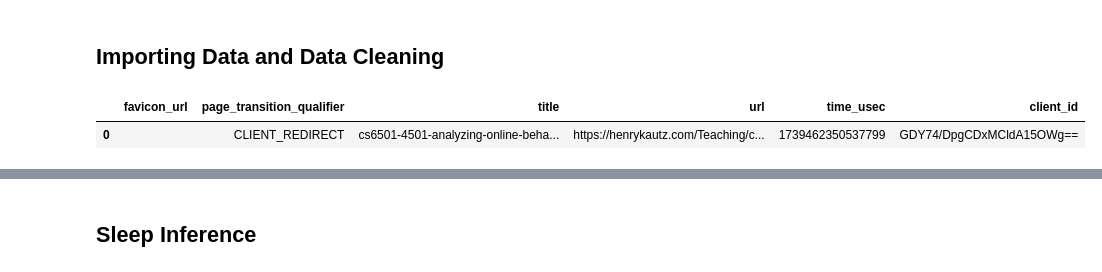
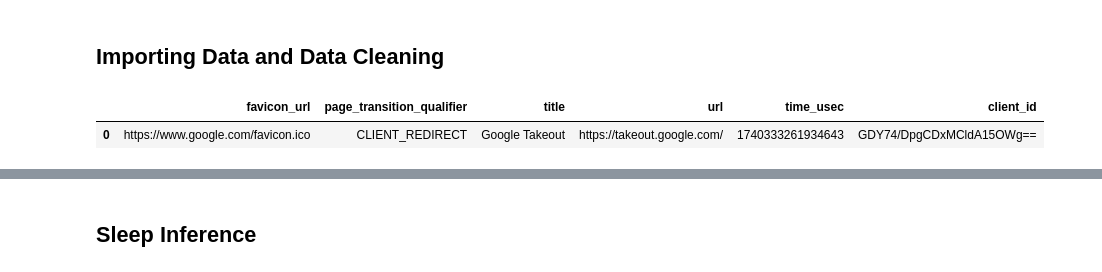
Before and after one commit to elaine-zhang12/google_takeout_sleep, a Jupyter notebook: elaine_sleep_inference.ipynb, the cells around one changed output, grey strips where cells are left out. Cells and saved outputs as stored; diff of their text form; code cells hidden in the pictures.

```diff
--- a/elaine_sleep_inference.ipynb
+++ b/elaine_sleep_inference.ipynb
@@ -11,17 +11,17 @@ from datetime import datetime, timedelta
 import json
 import matplotlib.pyplot as plt
 # %%
-file_path = "EZ_data/History.json"
+file_path = "EZ_data/history_chrome.json"
 
 with open(file_path, "r", encoding="utf-8") as f:
     data = json.load(f)  # Load JSON data
 
 history_list = data["Browser History"]  # Extract history data
 elaine_chrome_history = pd.DataFrame(history_list)
 elaine_chrome_history.head(1)
 # %% [output]
 |  | favicon_url | page_transition_qualifier | title | url | time_usec | client_id |
-| 0 |  | CLIENT_REDIRECT | cs6501-4501-analyzing-online-beha... | https://henrykautz.com/Teaching/c... | 1739462350537799 | GDY74/DpgCDxMCldA15OWg== |
+| 0 | https://www.google.com/favicon.ico | CLIENT_REDIRECT | Google Takeout | https://takeout.google.com/ | 1740333261934643 | GDY74/DpgCDxMCldA15OWg== |
 # %%
 elaine_chrome_history["datetime"] = pd.to_datetime(elaine_chrome_history["time_usec"], unit="us")
 elaine_chrome_history["date"] = elaine_chrome_history["datetime"].dt.date  # Extract date (YYYY-MM-DD)
```
Also changed, not shown: parts of 10 cells of this notebook, 1 other file.
